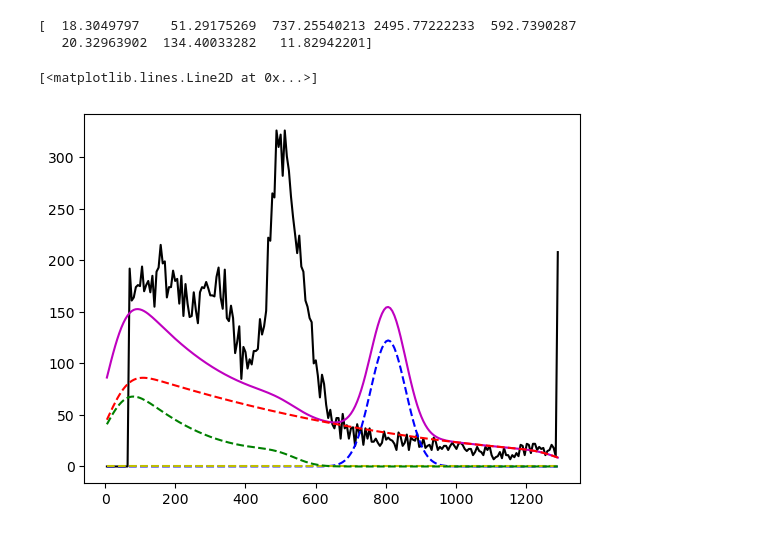
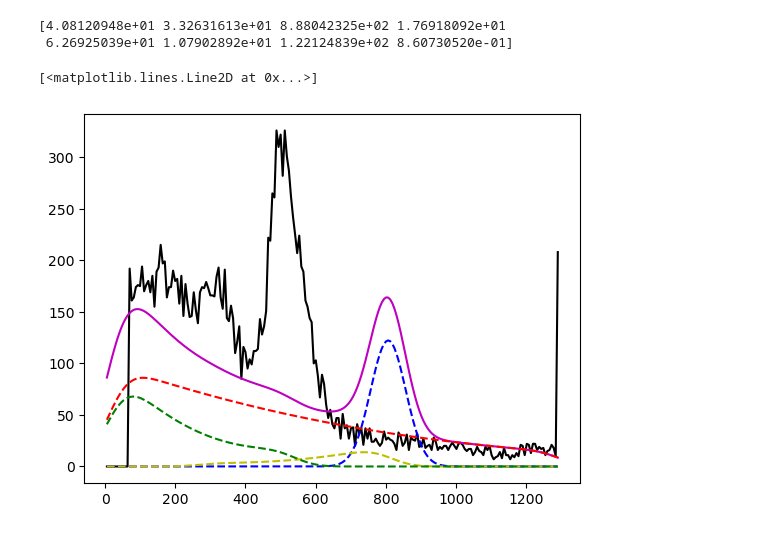
Before and after one commit to psimmerl/module_testing, a Jupyter notebook: notebooks/fit.ipynb, the cells around one changed output. Drawn from its saved outputs; the diff is of its cells as text; code cells hidden in the pictures.

```diff
--- a/notebooks/fit.ipynb
+++ b/notebooks/fit.ipynb
@@ -49,8 +49,9 @@ def full_spectrum(x, *args):
     energy02 = 1275 # kev, for Na22 2nd photopeak
 
     dx = x[1] - x[0]
-    x0 = x
-    x = np.arange(x.max(), 0, -dx)[::-1]
+    x0 = x*1.
+    if x[0] > 0:
+        x = np.arange(x.max(), 0, -dx)[::-1]
     # pad x to x=0 (needed for conv)
 
     match len(args):
@@ -80,7 +81,7 @@ def full_spectrum(x, *args):
     sigg[idx_sigg] = a1
 
     ex = energy0 * x/x[idx_sigg]
-    sigc = ac1 * klein_nishina(energy0, ex) *0
+    sigc = ac1 * klein_nishina(energy0, ex)
     sige = ae1 * klein_nishina(energy0, energy0 - ex)
 
     out = sigg + sigc + sige
@@ -109,36 +110,36 @@ def full_spectrum(x, *args):
     return out
 
 x, y = x_original, y_original
 x = np.arange(x.max(), 0, -(x[1]-x[0]))[::-1]
 y = np.append(np.zeros(len(x)-len(x_original)), y)
 print(cparam_tuple)
 
 # o = 200
 # s, m1, a1, ac1, ae1, ae2, c = cparam_tuple
 # o, s, m1, a1, ac1, ae1, ae2, c = 0, *cparam_tuple
 # o, s, m1, a1, ac1, ae1, ae2, c = 0, 200, 800, 2600, 20, 100, 100, 0
 o, s, m1, a1, ac1, ae1, ae2, c = 0, 50, 800, 2600, 20, 100, 100, 0
 # s, m1, a1, ac1, ae1, ae2, c = 50, 760, 2600, 20, 350, 0, 30
 # s, m1, a1, ac1, ae1, ae2, c = 0, 750, 250, 100, 200, 200, 30
 # o, s, m1, a1, ac1, ae1, ae2, c = 0, 0, 800, 100, 100, 100, 100, 0
 
 # m1 = m1 - o
 y_spectrum = full_spectrum(x, o, s, m1, a1, ac1, ae1, ae2, c)
 y_sg = full_spectrum(x, o, s, m1, a1, 0, 0, 0, 0)
 y_sc = full_spectrum(x, o, s, m1, 0, ac1, 0, 0, 0)
 y_se = full_spectrum(x, o, s, m1, 0, 0, ae1, 0, 0)
 y_se2 = full_spectrum(x, o, s, m1, 0, 0, 0, ae2, 0)
 plt.plot(x, y, "k")
 plt.plot(x, y_spectrum, "m")
 plt.plot(x, y_sg, "b--")
 plt.plot(x, y_sc, "y--")
 plt.plot(x, y_se, "g--")
 plt.plot(x, y_se2, "r--")
 # %% [output]
-[  18.3049797    51.29175269  737.25540213 2495.77222233  592.7390287
-   20.32963902  134.40033282   11.82942201]
+[4.08120948e+01 3.32631613e+01 8.88042325e+02 1.76918092e+01
+ 6.26925039e+01 1.07902892e+01 1.22124839e+02 8.60730520e-01]
 [<matplotlib.lines.Line2D at 0x...>]
-[figure, old version]
+[figure, new version]
 # %%
 def find_main_peak(hist, move_param):
     for i in range(3):
```
Also changed, not shown: parts of 4 cells of this notebook, 1 other file.
